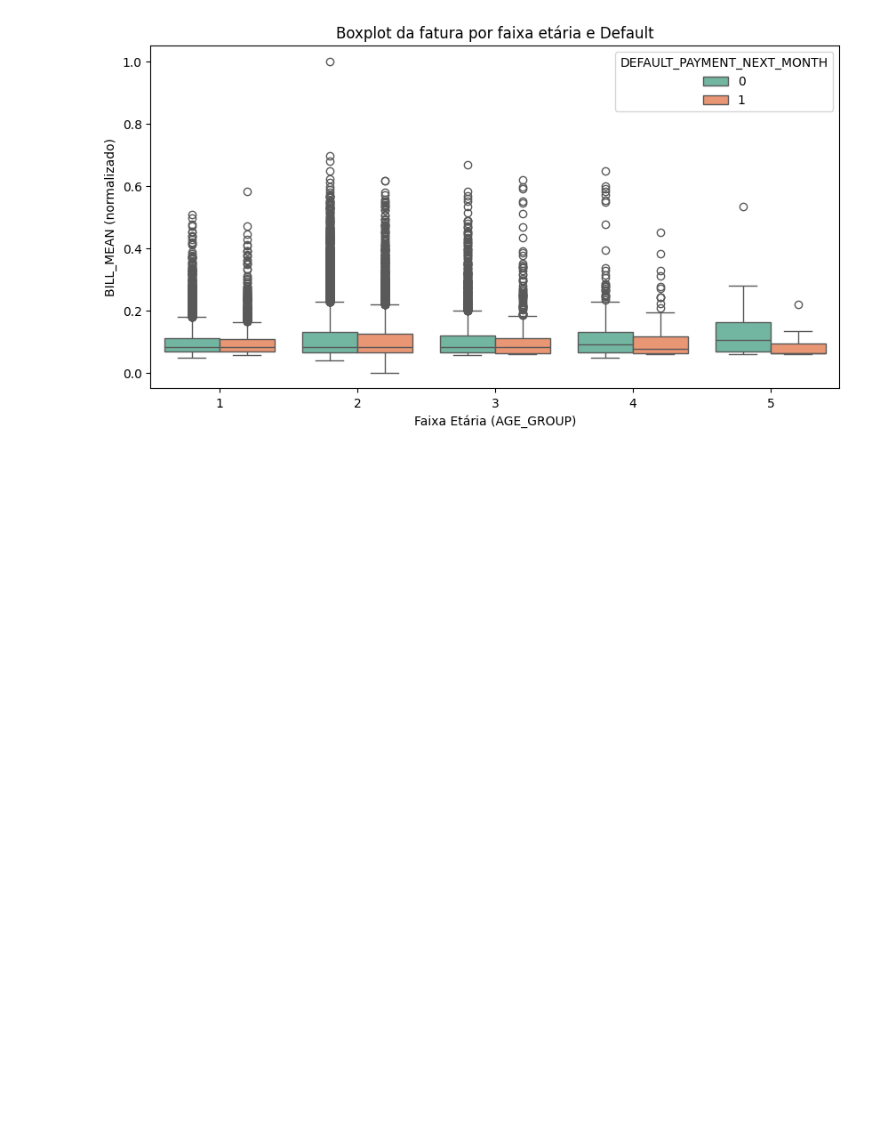
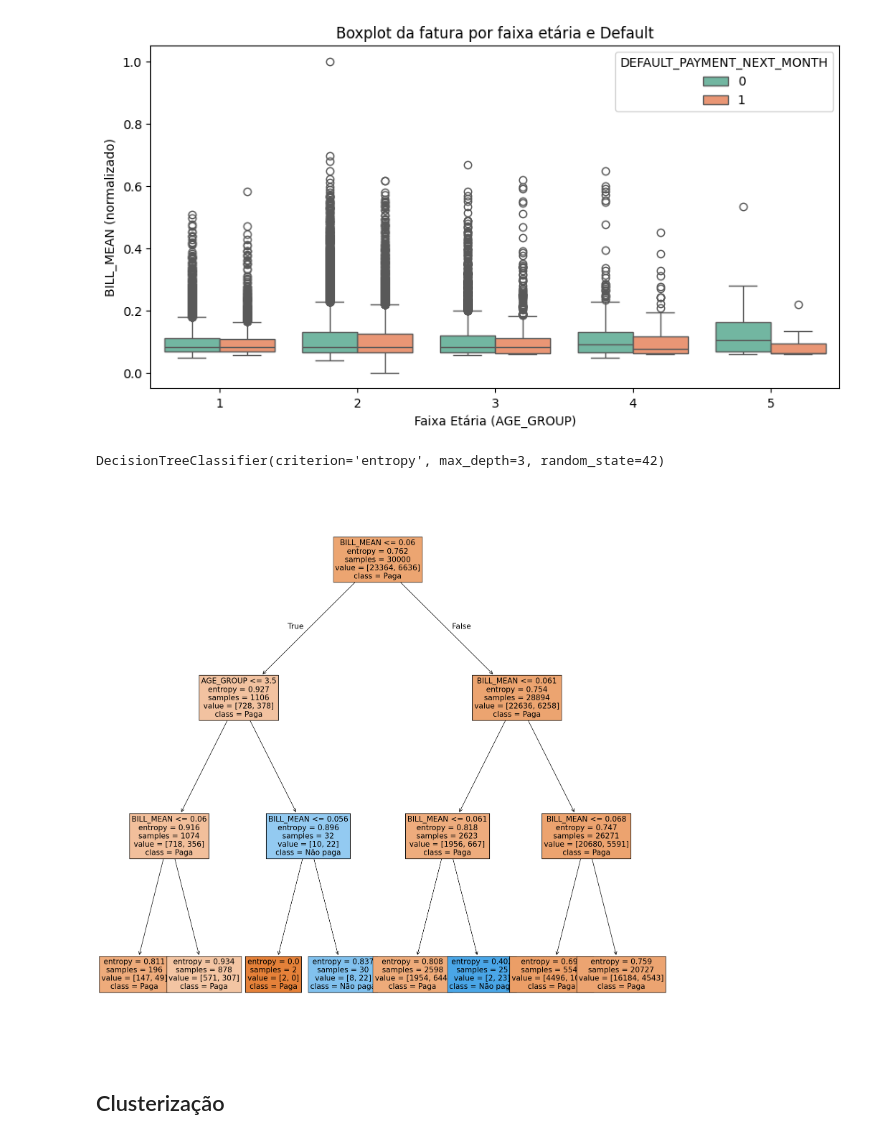
Before and after one commit to ArthurF36/Credit_Card_CD, a Jupyter notebook: notebook/Credit_Card_Clients.ipynb, the cells around one changed output. Drawn from its saved outputs; the diff is of its cells as text; code cells hidden in the pictures; blank space fills up the shorter version.

```diff
--- a/notebook/Credit_Card_Clients.ipynb
+++ b/notebook/Credit_Card_Clients.ipynb
@@ -249,3 +249,37 @@ plt.ylabel('BILL_MEAN (normalizado)')
 plt.show()
 # %% [output]
 [figure]
+# %%
+from sklearn.tree import DecisionTreeClassifier, plot_tree
+
+X = df_normalized[['BILL_MEAN', 'AGE_GROUP']]
+
+y = df_normalized['DEFAULT_PAYMENT_NEXT_MONTH']
+
+# Modelo da Árvore de Decisão
+dtc = DecisionTreeClassifier(
+    criterion='entropy',
+    max_depth=3,
+    random_state=42
+)
+
+# Treinar
+dtc.fit(X, y)
+# %% [output]
+DecisionTreeClassifier(criterion='entropy', max_depth=3, random_state=42)
+# %%
+# Plotar árvore
+plt.figure(figsize=(20,20))
+plot_tree(
+    dtc,
+    filled=True,
+    feature_names=X.columns,
+    class_names=['Paga', 'Não paga'],
+    max_depth=3,
+    fontsize=15
+)
+plt.show()
+# %% [output]
+[figure, added]
+# %% [markdown]
+## Clusterização
```
Also changed, not shown: parts of 5 cells of this notebook.
